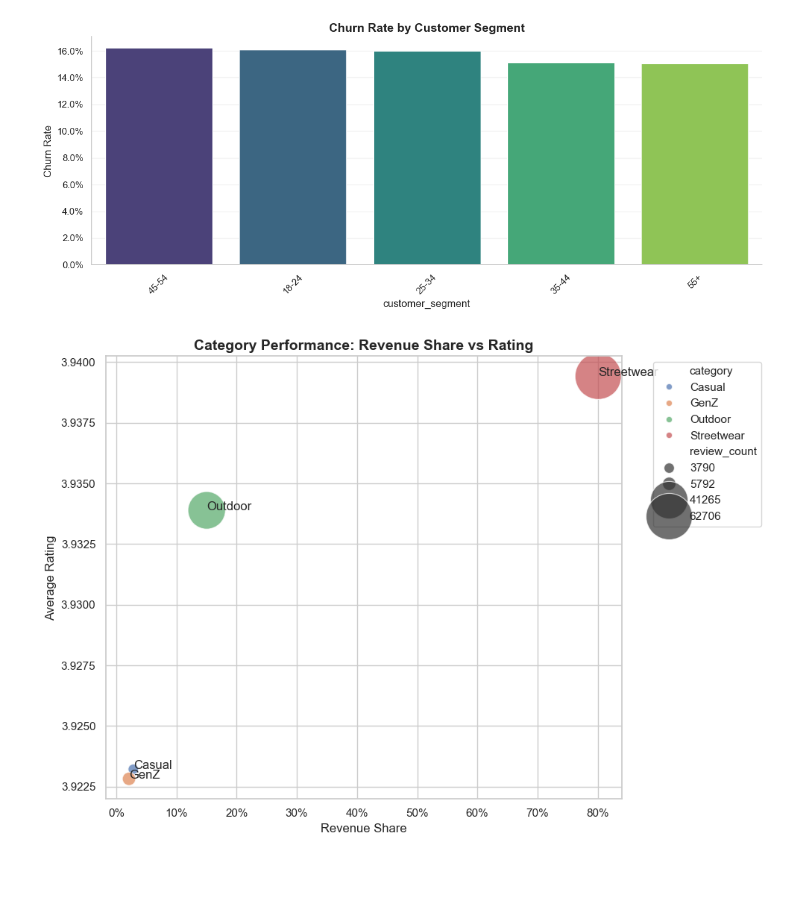
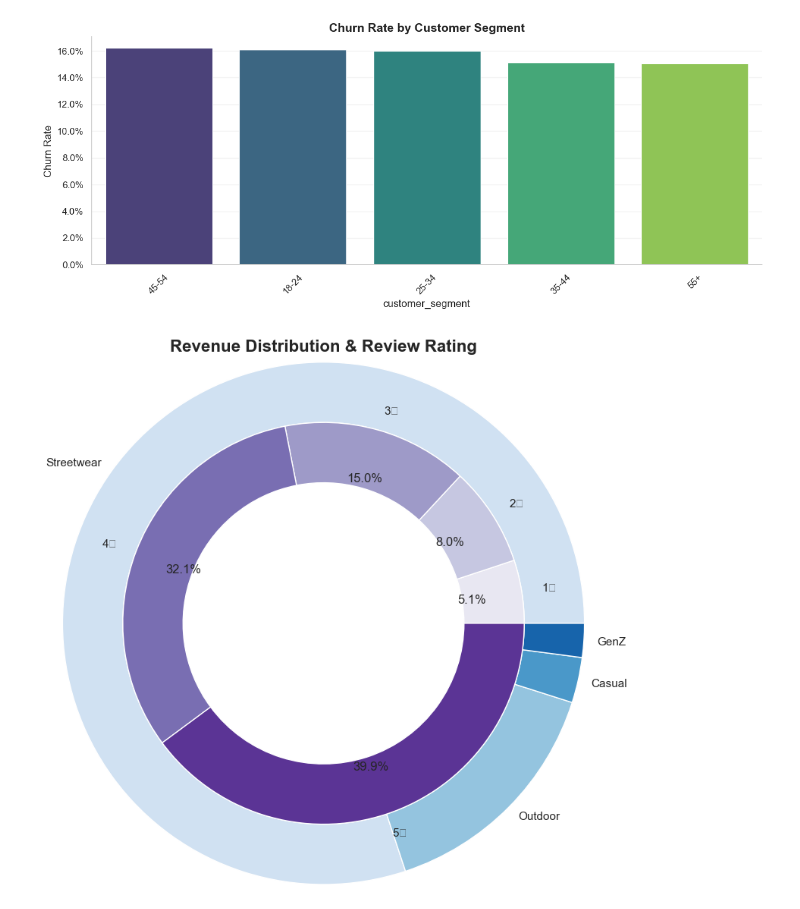
Before and after one commit to bee1zebub05/datathon-2026, a Jupyter notebook: DB2/db2.ipynb, the cells around one changed output. Drawn from its saved outputs; the diff is of its cells as text; code cells hidden in the pictures; blank space fills up the shorter version.

```diff
--- a/DB2/db2.ipynb
+++ b/DB2/db2.ipynb
@@ -426,68 +426,82 @@ import seaborn as sns
 sns.set(style="whitegrid")
 
 # =========================
 # Load data
 # =========================
 products = pd.read_csv("../data/products.csv")
-orders = pd.read_csv("../data/orders.csv")
 order_items = pd.read_csv("../data/order_items.csv")
 reviews = pd.read_csv("../data/reviews.csv")
 
 # =========================
-# Compute revenue
+# Revenue by category
 # =========================
 order_items["revenue"] = (
     order_items["quantity"] * order_items["unit_price"]
     - order_items["discount_amount"]
 )
 
-# =========================
-# Merge data
-# =========================
-df = order_items.merge(products[["product_id", "category"]], on="product_id")
-df = df.merge(reviews[["order_id", "product_id", "rating"]],
-              on=["order_id", "product_id"], how="left")
+sales_cat = order_items.merge(
+    products[["product_id", "category"]],
+    on="product_id",
+    how="left"
+)
+
+category_revenue = (
+    sales_cat.groupby("category")["revenue"]
+    .sum()
+    .sort_values(ascending=False)
+)
 
 # =========================
-# Aggregate
+# Review distribution
 # =========================
-agg = df.groupby("category").agg(
-    revenue=("revenue", "sum"),
-    avg_rating=("rating", "mean"),
-    review_count=("rating", "count")
-).reset_index()
-
-# Revenue share
-agg["revenue_share"] = agg["revenue"] / agg["revenue"].sum()
+review_dist = (
+    reviews["rating"]
+    .value_counts(normalize=True)
+    .sort_index()
+)
 
 # =========================
-# Plot bubble chart
+# Colors
 # =========================
-plt.figure(figsize=(10,7))
+outer_colors = sns.color_palette("Blues", len(category_revenue))
+inner_colors = sns.color_palette("Purples", len(review_dist))
 
-sns.scatterplot(
-    data=agg,
-    x="revenue_share",
-    y="avg_rating",
-    size="review_count",
-    sizes=(100, 2000),
-    hue="category",
-    alpha=0.7
+# =========================
+# Plot nested donut
+# =========================
+fig, ax = plt.subplots(figsize=(8, 8))
+
+# Outer ring (Revenue by category)
+ax.pie(
+    category_revenue,
+    radius=1.3,
+    labels=category_revenue.index,
+    colors=outer_colors,
+    wedgeprops=dict(width=0.3, edgecolor='white'),
+    labeldistance=1.05
 )
 
-for i, row in agg.iterrows():
-    plt.text(row["revenue_share"], row["avg_rating"], row["category"])
-
-plt.title("Category Performance: Revenue Share vs Rating", fontsize=14, fontweight="bold")
-plt.xlabel("Revenue Share")
-plt.ylabel("Average Rating")
-
-plt.gca().xaxis.set_major_formatter(
-    plt.FuncFormatter(lambda x, _: f"{x:.0%}")
+# Inner ring (Review distribution)
+ax.pie(
+    review_dist,
+    radius=1.0,
+    labels=[f"{i}★" for i in review_dist.index],
+    colors=inner_colors,
+    autopct='%1.1f%%',
+    pctdistance=0.75,
+    wedgeprops=dict(width=0.3, edgecolor='white')
 )
 
-plt.legend(bbox_to_anchor=(1.05, 1), loc="upper left")
+# Title
+plt.title(
+    "Revenue Distribution & Review Rating",
+    fontsize=16,
+    fontweight="bold",
+    pad=20
+)
+
 plt.tight_layout()
 plt.show()
 # %% [output]
-[figure, old version]
+[figure, new version]
```
Also changed, not shown: parts of 4 cells of this notebook, 3 other files.
